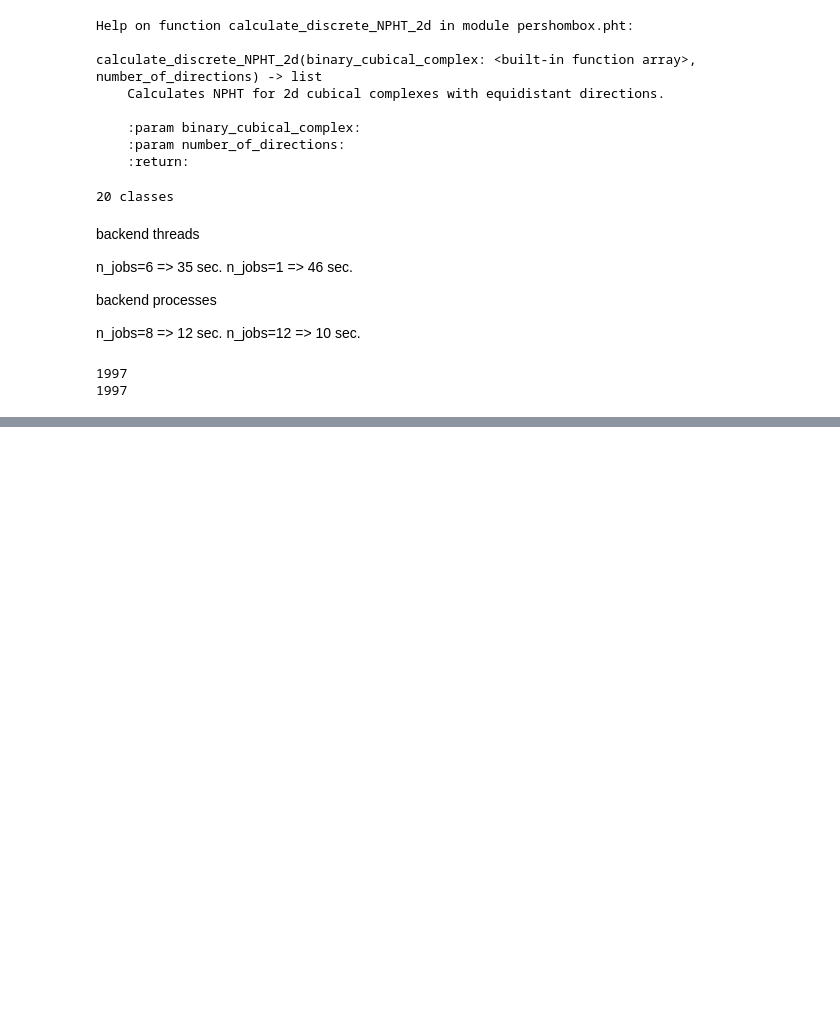
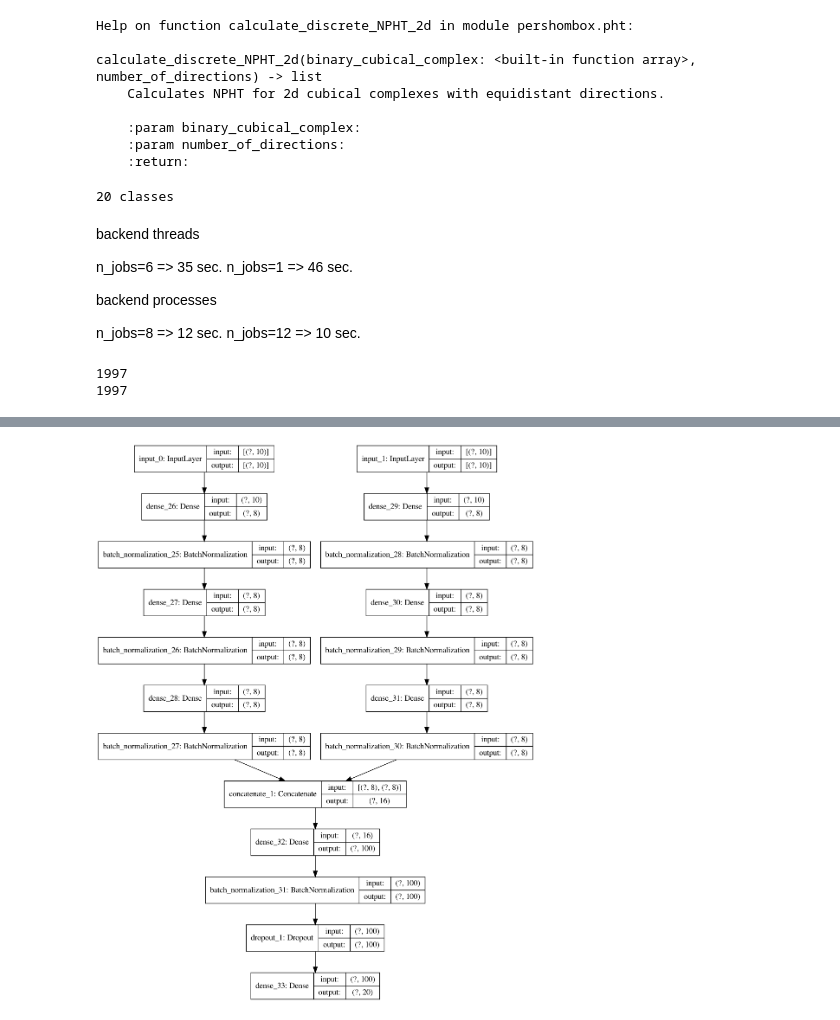
Before and after one commit to Deathn0t/tda-layers, a Jupyter notebook: notebooks/Learn From DPGM.ipynb, the cells around one changed output, grey strips where cells are left out. Drawn from its saved outputs; the diff is of its cells as text; code cells hidden in the pictures; blank space fills up the shorter version.

```diff
--- a/notebooks/Learn From DPGM.ipynb
+++ b/notebooks/Learn From DPGM.ipynb
@@ -120,10 +127,13 @@ if not(debug):
 1997
 1997
 # %%
-n_dir = 2
+n_dir = 16
 
 with open(f'X_{n_dir}_dir.pkl', "rb") as f:
     X = pickle.load(f)
 
 with open(f'y_{n_dir}_dir.pkl', "rb") as f:
     y = pickle.load(f)
+
+print(np.shape(X))
+print(np.shape(y))
@@ -168,0 +193,13 @@ print(np.shape(V))
+# %%
+V_transformed = []
+for vec_pdgm in V:
+    v_list = []
+    for i, v in enumerate(vec_pdgm):
+        i_before = i-1
+        i_after = (i+1)%n_dir
+        v_concat = np.concatenate([vec_pdgm[i_before], v, vec_pdgm[i_after]], axis=-1)
+        v_list.append(v_concat)
+    V_transformed.append(v_list)
+
+V_transformed = np.array(V_transformed)
+print(np.shape(V_transformed))
@@ -296,0 +347,42 @@ TEST : 0.304 || 0.024
+# %%
+def build_submodel(x, n_layers=1, n_units=10, dr=0.2, bn=True):
+    for i in range(n_layers):
+        x = tf.keras.layers.Dense(
+            n_units,
+            activation="relu",
+#             kernel_regularizer=tf.keras.regularizers.l2(0.01)
+        )(x)
+        if bn:
+            x = tf.keras.layers.BatchNormalization()(x)
+        if dr > 0:
+            x = tf.keras.layers.Dropout(dr)(x)
+    return x
+
+shape = np.shape(V)[-1]
+n_dir = 2 # np.shape(V)[-2]
+
+sub_inputs = []
+sub_outputs = []
+for i in range(n_dir):
+    input_i = tf.keras.layers.Input(shape=(shape,), name=f"input_{i}")
+    sub_inputs.append(input_i)
+
+    sub_i = build_submodel(input_i, 3, 8, dr=0)
+    sub_outputs.append(sub_i)
+
+merge = tf.keras.layers.Concatenate()(sub_outputs)
+# merge = tf.keras.layers.Add()(sub_outputs)
+# merge = tf.keras.layers.Activation("relu")(merge)
+
+x = build_submodel(merge, 1, 100, 0.25)
+# x = build_submodel(x, 1, 100, 0.25)
+# x = build_submodel(x, 1, 70, 0, False)
+
+outputs = tf.keras.layers.Dense(20)(x)
+
+
+model = tf.keras.Model(inputs=sub_inputs, outputs=outputs)
+
+tf.keras.utils.plot_model(model, show_shapes=True)
+# %% [output]
+[figure, added]
```
Also changed, not shown: parts of 20 cells of this notebook, 39 other files.
